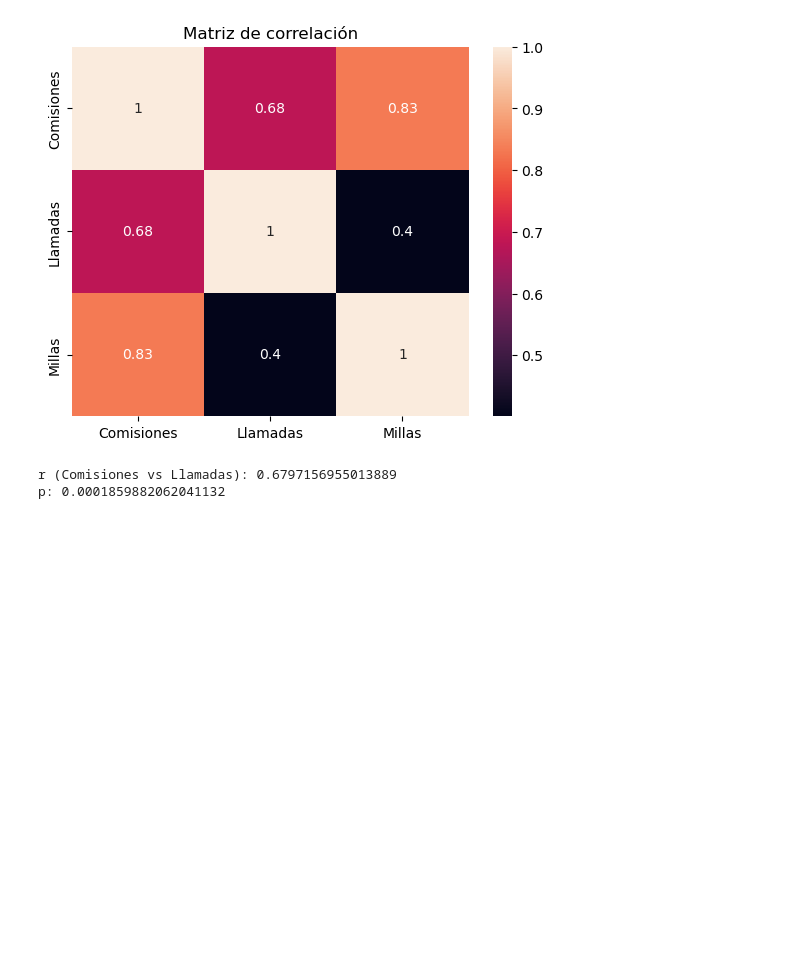
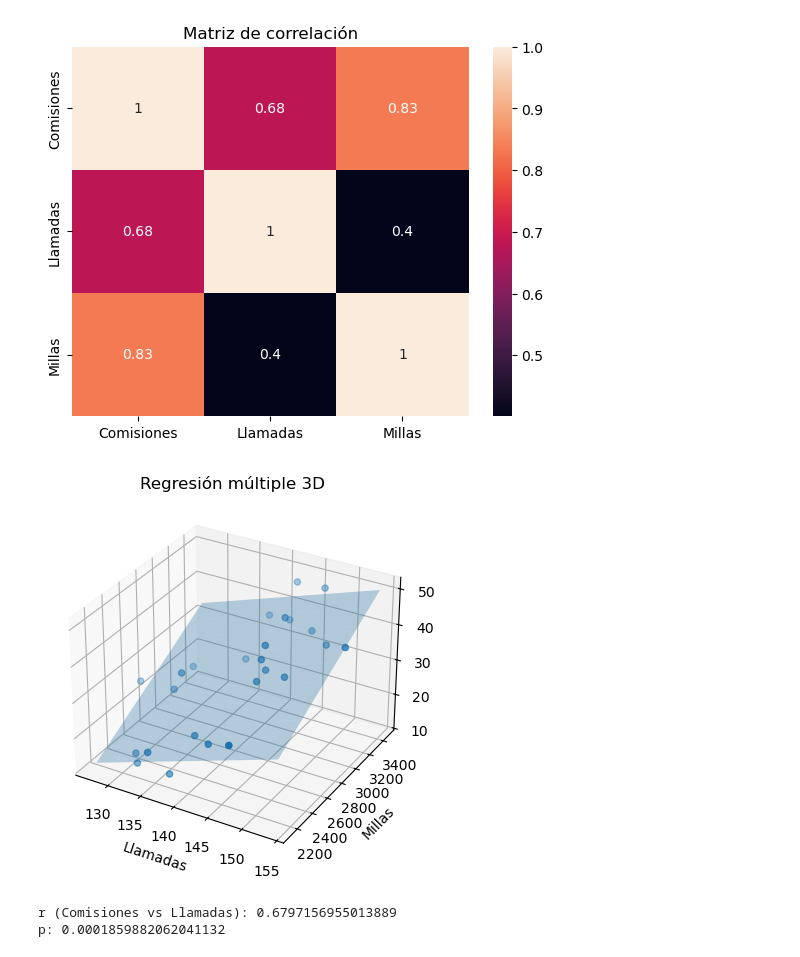
Before and after one commit to DerekRdgz/proces-int-de-datos, a Jupyter notebook: Repaso/Repaso-2.ipynb, the cells around one changed output. Cells and saved outputs as stored; diff of their text form; code cells hidden in the pictures; blank space fills up the shorter version.

```diff
--- a/Repaso/Repaso-2.ipynb
+++ b/Repaso/Repaso-2.ipynb
@@ -44,6 +44,47 @@ plt.title("Matriz de correlación")
 plt.show()
 # %% [output]
 [figure]
+# %%
+import numpy as np
+import statsmodels.api as sm
+
+# Variables
+X = df[["Llamadas", "Millas"]]
+X = sm.add_constant(X)
+Y = df["Comisiones"]
+
+modelo = sm.OLS(Y, X).fit()
+
+# Crear malla para el plano
+x_surf, y_surf = np.meshgrid(
+    np.linspace(df["Llamadas"].min(), df["Llamadas"].max(), 10),
+    np.linspace(df["Millas"].min(), df["Millas"].max(), 10)
+)
+
+exog = pd.DataFrame({
+    "const": 1,
+    "Llamadas": x_surf.ravel(),
+    "Millas": y_surf.ravel()
+})
+
+z_surf = modelo.predict(exog)
+z_surf = z_surf.values.reshape(x_surf.shape)
+
+# Gráfica
+fig = plt.figure()
+ax = fig.add_subplot(111, projection='3d')
+
+ax.scatter(df["Llamadas"], df["Millas"], df["Comisiones"])
+ax.plot_surface(x_surf, y_surf, z_surf, alpha=0.3)
+
+ax.set_xlabel("Llamadas")
+ax.set_ylabel("Millas")
+ax.set_zlabel("Comisiones")
+
+plt.title("Regresión múltiple 3D")
+plt.show()
+# %% [output]
+[figure, added]
 # %%
 r1, p1 = pearsonr(df["Comisiones"], df["Llamadas"])
 print("r (Comisiones vs Llamadas):", r1)
```
